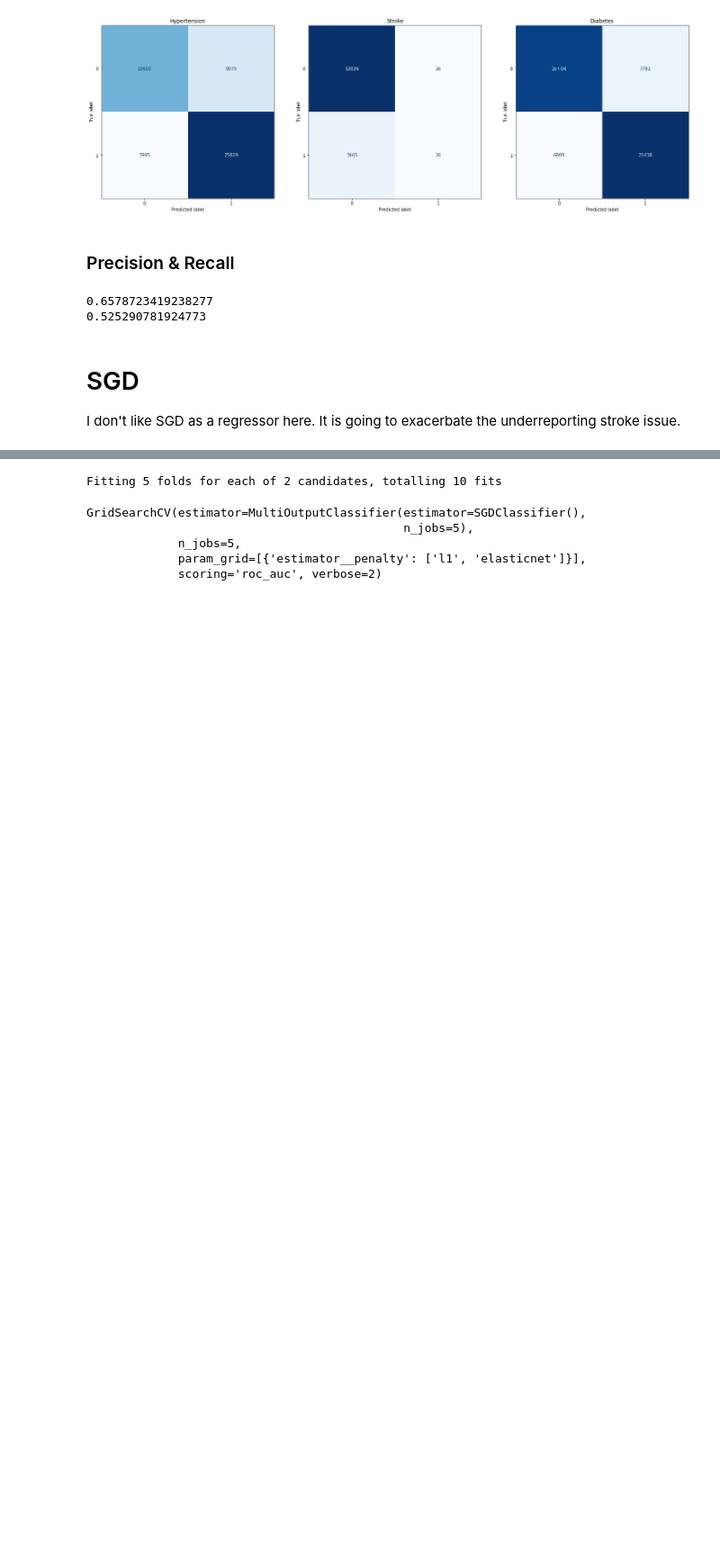
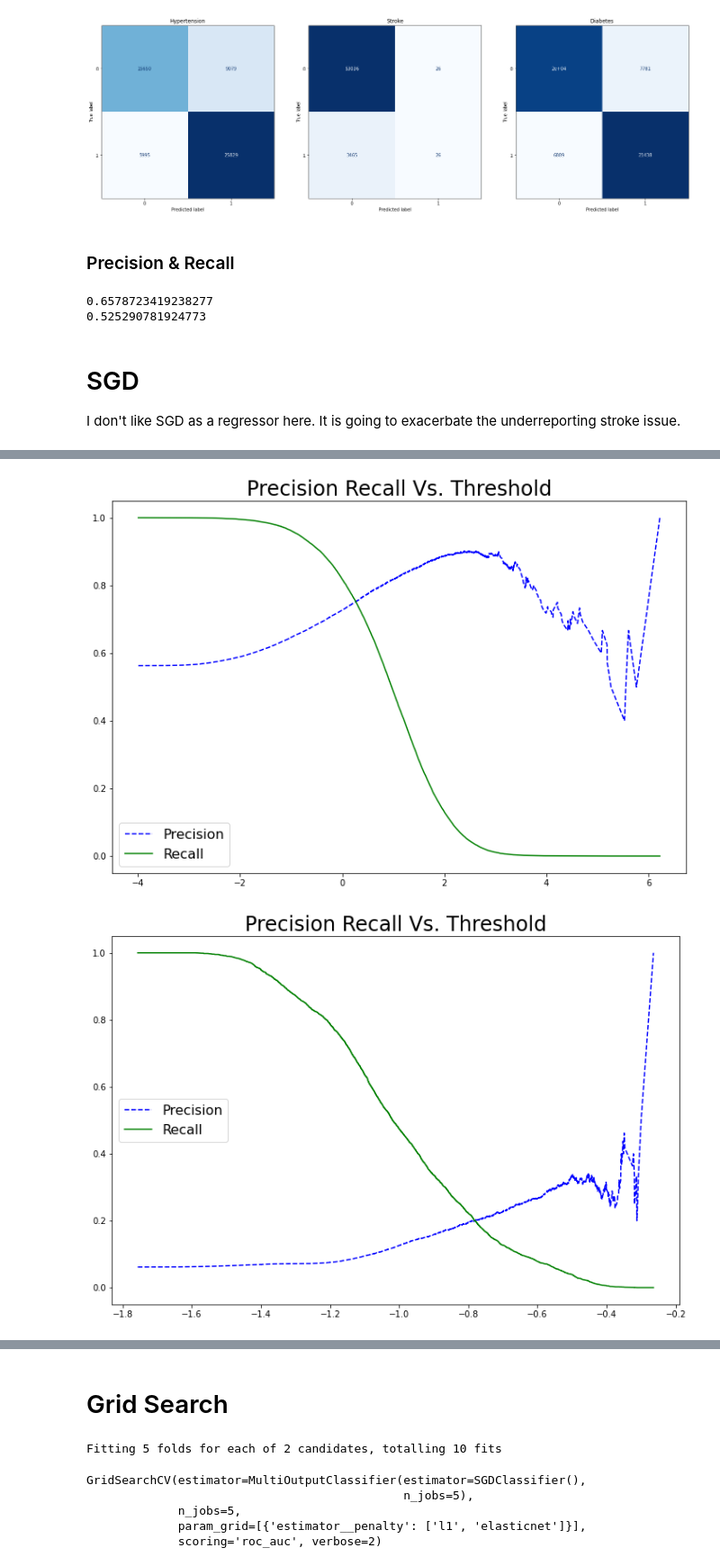
Before and after one commit to CharlesPizza/HealthRiskAssessment, a Jupyter notebook: Health Prediction.ipynb, the cells around one changed output, grey strips where cells are left out. Shown: that part at 90% size. Saved outputs shown, nothing was run; the diff lists cells and outputs as text; code cells hidden in the pictures; blank space fills up the shorter version.

```diff
--- a/Health Prediction.ipynb
+++ b/Health Prediction.ipynb
@@ -508,13 +502,20 @@ health_prepared = full_pipeline.fit_transform(master)
 # %% [markdown]
 # Quick Plotting
 # %%
+from sklearn.metrics import precision_score, recall_score, f1_score, plot_confusion_matrix, precision_recall_curve
+from sklearn.model_selection import cross_val_score
+
 # Plot Precision Recall Curve Single Label
-def predict_pr_curve(model, X, y, method='predict', jobs=2):
+def predict_pr_curve(model, X, y, method='predict', jobs=2, title='Precision Recall Vs. Threshold'):
+    if y.shape > y[:, None].shape:
+        for idx, i in enumerate(y):
+            predict_pr_curve(model, X, y[:, idx], method=method, jobs=jobs, title=f'{title[idx]} Precision Recall Vs. Threshold')
+        return
     y_train_pred = cross_val_predict(model, X, y, cv=3, n_jobs=jobs, method=method)
     precisions, recalls, thresholds = precision_recall_curve(y, y_train_pred)
     plt.figure(figsize=(12,8))
     plt.plot(thresholds, precisions[:-1], 'b--', label='Precision')
     plt.plot(thresholds, recalls[:-1], 'g-', label='Recall')
     plt.legend(loc='best', fontsize=16)
-    plt.title('Precision Recall Vs. Threshold', fontsize=24)
+    plt.title(title, fontsize=24)
     plt.show()
@@ -621,0 +605,6 @@ strat_test_set.query('Stroke == True')
+# %%
+for idx, i in enumerate(labels):
+    predict_pr_curve(sgd_moc.estimator, health_prepared, y_train_multilabel[:, idx], method='decision_function', jobs=2)
+# %% [output]
+[figure, added]
+[figure, added]
@@ -622,3 +612,5 @@ strat_test_set.query('Stroke == True')
+# %% [markdown]
+# Grid Search
 # %%
 from sklearn.model_selection import GridSearchCV
 from sklearn.base import clone
```
Also changed, not shown: parts of 25 cells of this notebook.
